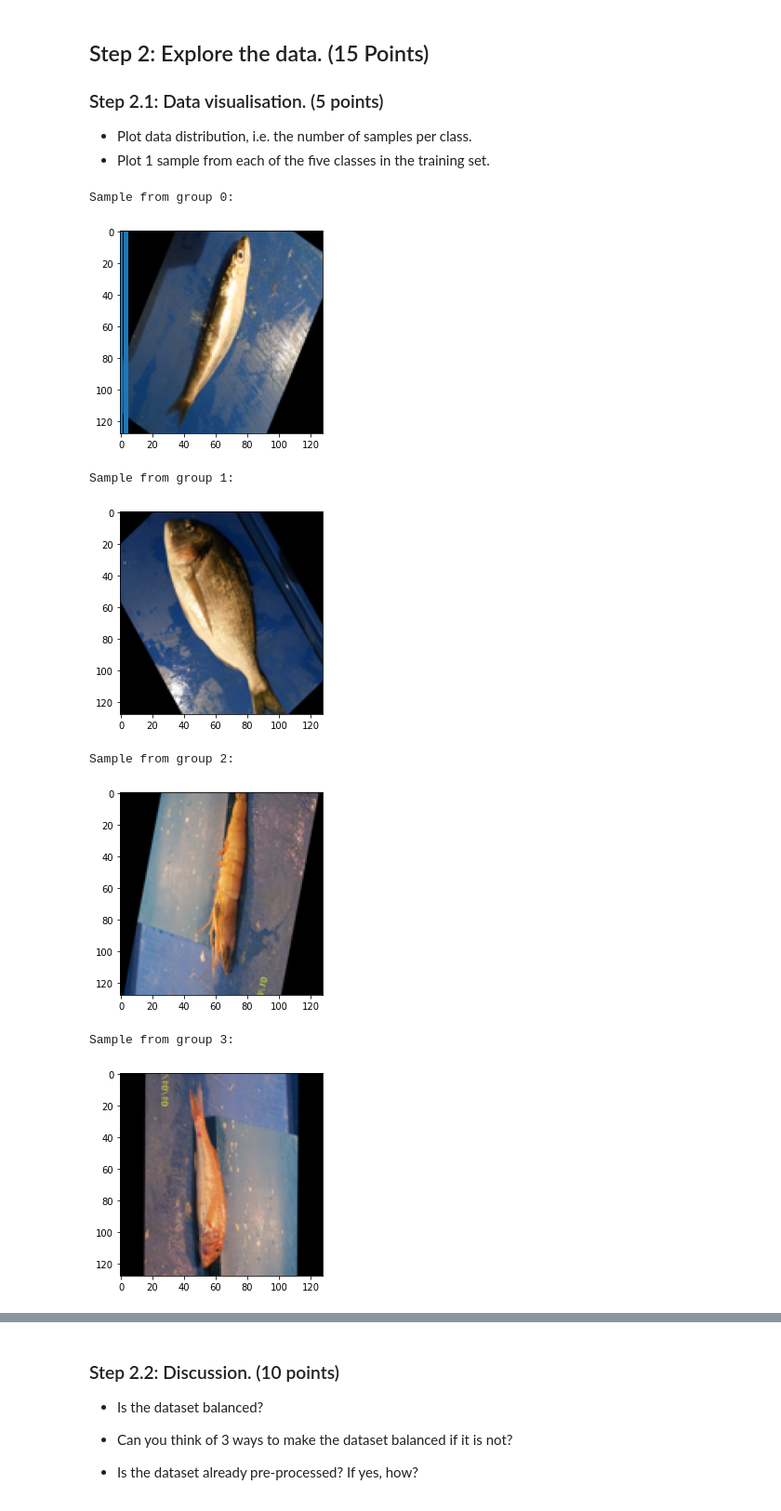
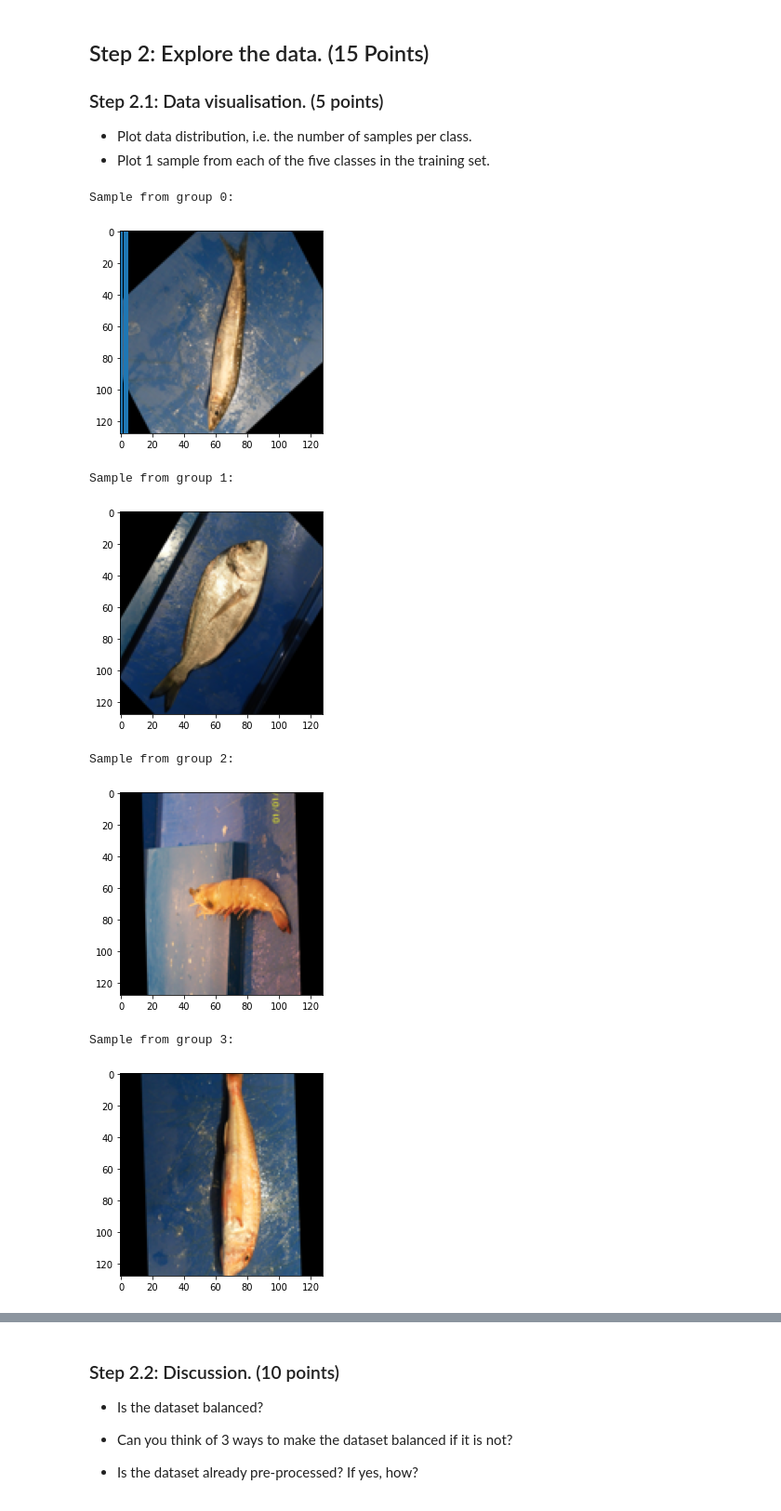
Before and after one commit to bonearadu/Computer_Vision_2022, a Jupyter notebook: coursework_02/coursework_02.ipynb, the cells around one changed output, grey strips where cells are left out. Shown: that part at 93% size. Saved outputs shown, nothing was run; the diff lists cells and outputs as text; code cells hidden in the pictures.

```diff
--- a/coursework_02/coursework_02.ipynb
+++ b/coursework_02/coursework_02.ipynb
@@ -125,6 +126,8 @@ class FishDataset(Dataset):
             if i in indexes:
                 image = Image.open(paths[i][0]).resize((img_size, img_size))
                 tensor = transforms.ToTensor()(image)
+                if transform_extra:
+                    tensor = transform_extra(tensor)
                 image.close()
                 samples.append((tensor, int(paths[i][1])))
 
@@ -154,28 +157,28 @@ class FishDataset(Dataset):
 # %%
 # Training set
 img_path = './dataset'
-dataset = FishDataset(img_path, idxs_train, idxs_test, None, img_size=128, train=False)
+dataset = FishDataset(img_path, idxs_train, idxs_test, None, img_size=128, train=True)
 
 # Plot the number of samples per class
 #### ADD YOUR CODE HERE ####
 groups = {k: list(v) for k, v in groupby(dataset, key=lambda x: x[1])}
 counts = dict(map(lambda e: (e[0], len(e[1])), groups.items()))
 
 plt.bar(range(len(counts)), list(counts.values()), align='center')
 
 # Plot 1 sample from each of the five classes in the training set
 #### ADD YOUR CODE HERE ####
 for label, group in groups.items():
     print("Sample from group {0}: ".format(label))
     plt.imshow(transforms.ToPILImage()(group[0][0]))
     plt.show()
 # %% [output]
 Sample from group 0:
-[figure, old version]
+[figure, new version]
 Sample from group 1:
-[figure, old version]
+[figure, new version]
 Sample from group 2:
-[figure, old version]
+[figure, new version]
 Sample from group 3:
-[figure, old version]
+[figure, new version]
 Sample from group 4:
```
Also changed, not shown: parts of 10 cells of this notebook.
